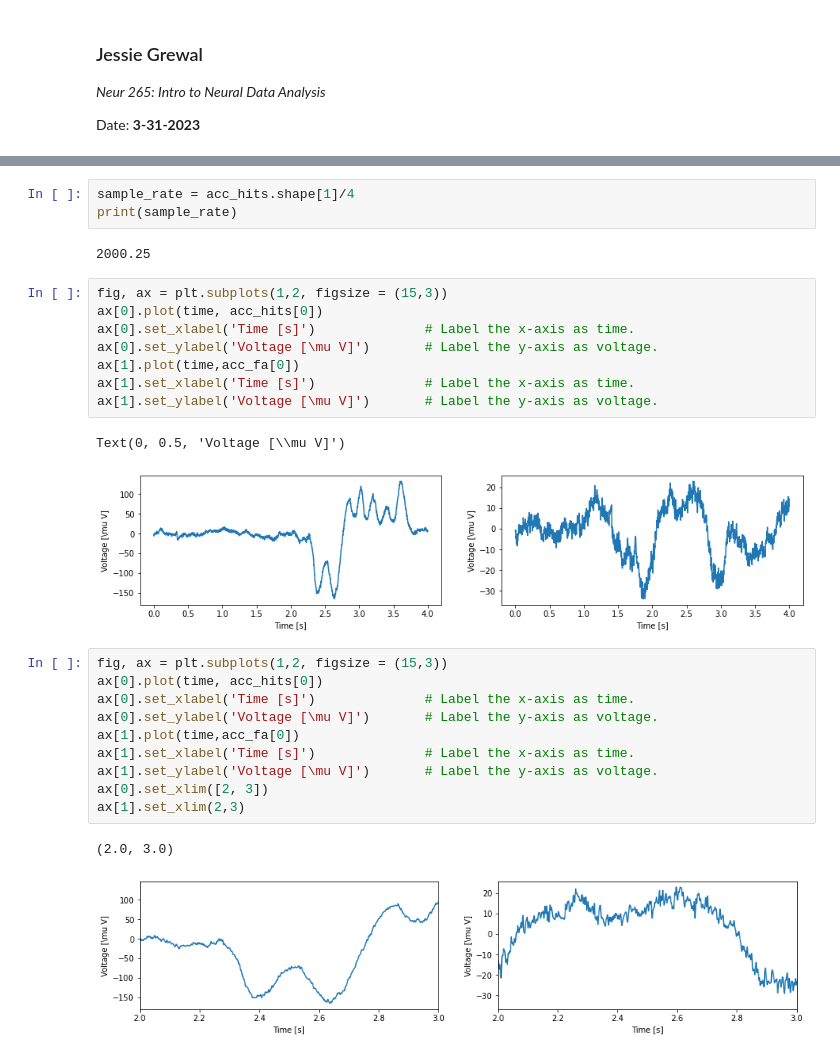
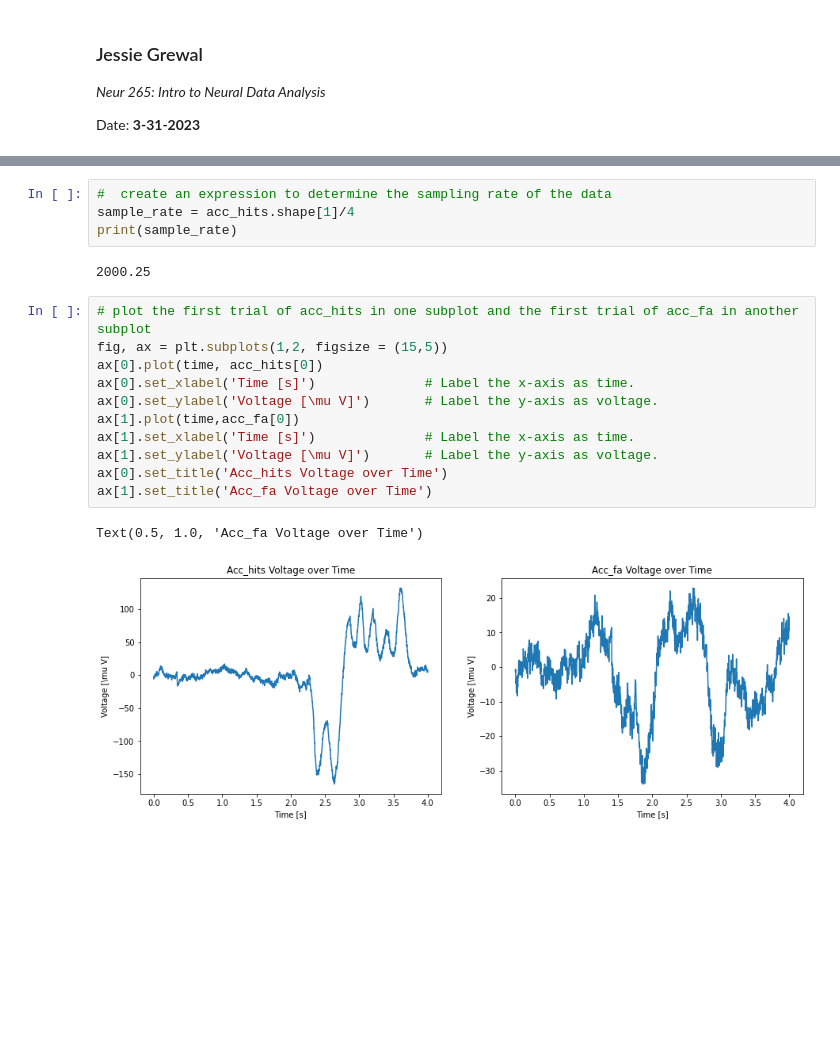
Before and after one commit to Jessie-Grewal/Neur265, a Jupyter notebook: coding_homework_5.ipynb, the cells around one changed output, grey strips where cells are left out. Cells and saved outputs as stored; diff of their text form; blank space fills up the shorter version.

```diff
--- a/coding_homework_5.ipynb
+++ b/coding_homework_5.ipynb
@@ -66,29 +70,20 @@ print(time)
 # %%
+#  create an expression to determine the sampling rate of the data
 sample_rate = acc_hits.shape[1]/4
 print(sample_rate)
 # %% [output]
 2000.25
 # %%
-fig, ax = plt.subplots(1,2, figsize = (15,3))
+# plot the first trial of acc_hits in one subplot and the first trial of acc_fa in another subplot
+fig, ax = plt.subplots(1,2, figsize = (15,5))
 ax[0].plot(time, acc_hits[0])
 ax[0].set_xlabel('Time [s]')              # Label the x-axis as time.
 ax[0].set_ylabel('Voltage [\mu V]')       # Label the y-axis as voltage.
 ax[1].plot(time,acc_fa[0])
 ax[1].set_xlabel('Time [s]')              # Label the x-axis as time.
 ax[1].set_ylabel('Voltage [\mu V]')       # Label the y-axis as voltage.
+ax[0].set_title('Acc_hits Voltage over Time')
+ax[1].set_title('Acc_fa Voltage over Time')
 # %% [output]
-Text(0, 0.5, 'Voltage [\\mu V]')
+Text(0.5, 1.0, 'Acc_fa Voltage over Time')
-[figure, old version]
+[figure, new version]
-# %%
-fig, ax = plt.subplots(1,2, figsize = (15,3))
-ax[0].plot(time, acc_hits[0])
-ax[0].set_xlabel('Time [s]')              # Label the x-axis as time.
-ax[0].set_ylabel('Voltage [\mu V]')       # Label the y-axis as voltage.
-ax[1].plot(time,acc_fa[0])
-ax[1].set_xlabel('Time [s]')              # Label the x-axis as time.
-ax[1].set_ylabel('Voltage [\mu V]')       # Label the y-axis as voltage.
-ax[0].set_xlim([2, 3])
-ax[1].set_xlim(2,3)
-# %% [output]
-(2.0, 3.0)
-[figure, removed]
```
Also changed, not shown: parts of 10 cells of this notebook.
